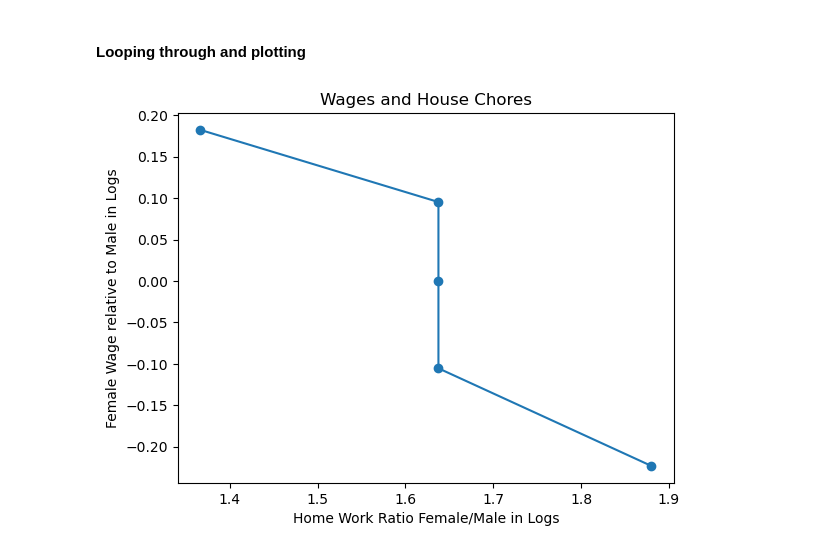
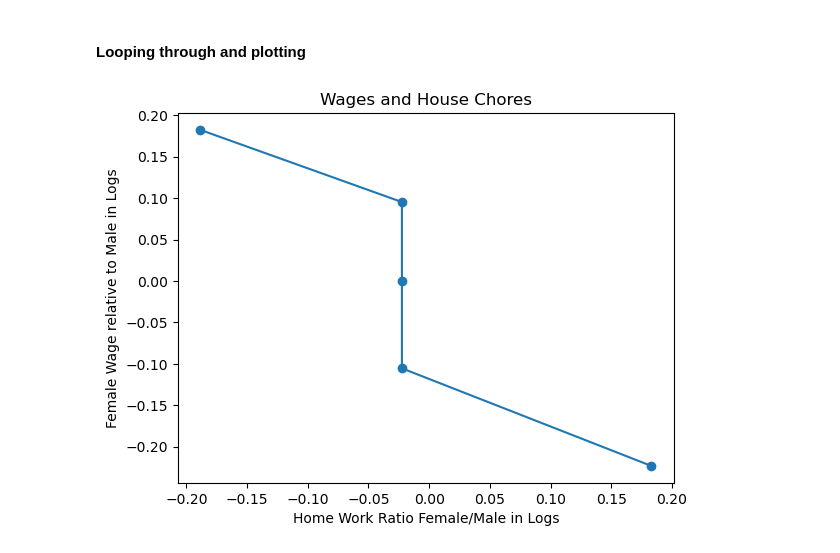
Before and after one commit to biguntitled/Intro_Num, a Jupyter notebook: Lukas.ipynb, the cells around one changed output. Drawn from its saved outputs; the diff is of its cells as text; code cells hidden in the pictures.

```diff
--- a/Lukas.ipynb
+++ b/Lukas.ipynb
@@ -104,6 +106,8 @@ Here we see that when female and male productivity are equal (alpha = 0.5) and t
 ## Question 2
 Log-log plotting the optimal ratio of home work for different levels of female wages.
 # %%
+a.par.alpha = 0.5 #Re-set parameters
+a.par.sigma = 1
 assert np.array_equal(a.par.wF_vec, np.linspace(0.8, 1.2, 5)) #Check we have the correct array of female wages stored
 res = a.solve_wF_vec(discrete=True) #Loops through the values, solves the model and stores the hours worked at home.
 Home_ratios = res.Home_ratios #Above function returns the Home_ratios vector
@@ -126,7 +130,7 @@ As expected, when female wage is high relative to mens', females pick up less ho
 ## Question 3
 In the continous choice set of labor allocated, we use a gradient based optimizer. These types of optimizers depend on the starting point. For types of work for males and females, we chose the averages for different types of female wages as found from the discrete solution.
 # %%
-initial_guess = [res.LM.mean(),res.HM.mean() ,res.LF.mean(), res.HF.mean()]
-print(initial_guess)
-assert np.array_equal(a.par.guess, initial_guess)
+average_guess = [res.LM.mean(),res.HM.mean() ,res.LF.mean(), res.HF.mean()]
+print(average_guess)
+assert np.array_equal(a.par.guess, average_guess)
 # %% [output]
@@ -161,19 +165,19 @@ Utility from not working at all =  -100000000.0
 # %% [markdown]
 #### Looping through and plotting
 # %%
-a.par.guess = initial_guess
-assert np.array_equal(a.par.guess, initial_guess)
+a.par.guess = average_guess
+assert np.array_equal(a.par.guess, average_guess)
 assert np.array_equal(a.par.wF_vec, np.linspace(0.8, 1.2, 5)) #Check we have the correct array of female wages stored
-res3 = a.solve_wF_vec() #Loops through the values, solves the model and stores the hours worked at home.
+res3 = a.solve_wF_vec(discrete=False) #Loops through the values, solves the model and stores the hours worked at home.
 Home_ratios = res3.Home_ratios #Above function returns the Home_ratios vector
 
 fig, ax = plt.subplots() #Start plotting
 ax.plot(np.log(Home_ratios), np.log(a.par.wF_vec), 'o-') #As male wage is equal to one, division is not necessary.
 
 ax.set_xlabel('Home Work Ratio Female/Male in Logs')
 ax.set_ylabel('Female Wage relative to Male in Logs')
 ax.set_title('Wages and House Chores')
 
 plt.show()
 # %% [output]
-[figure, old version]
+[figure, new version]
```
Also changed, not shown: parts of 13 cells of this notebook, 1 other file.
